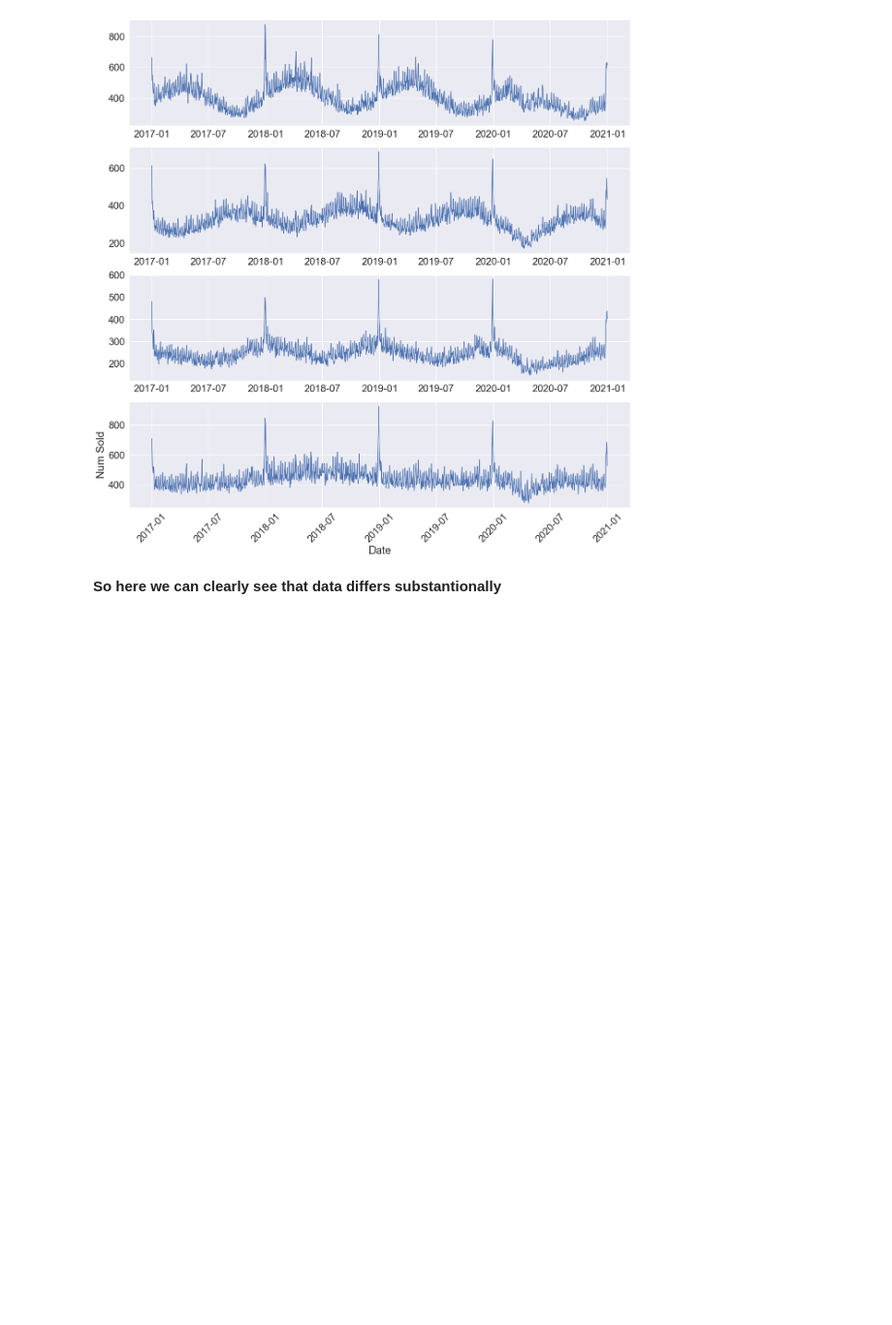
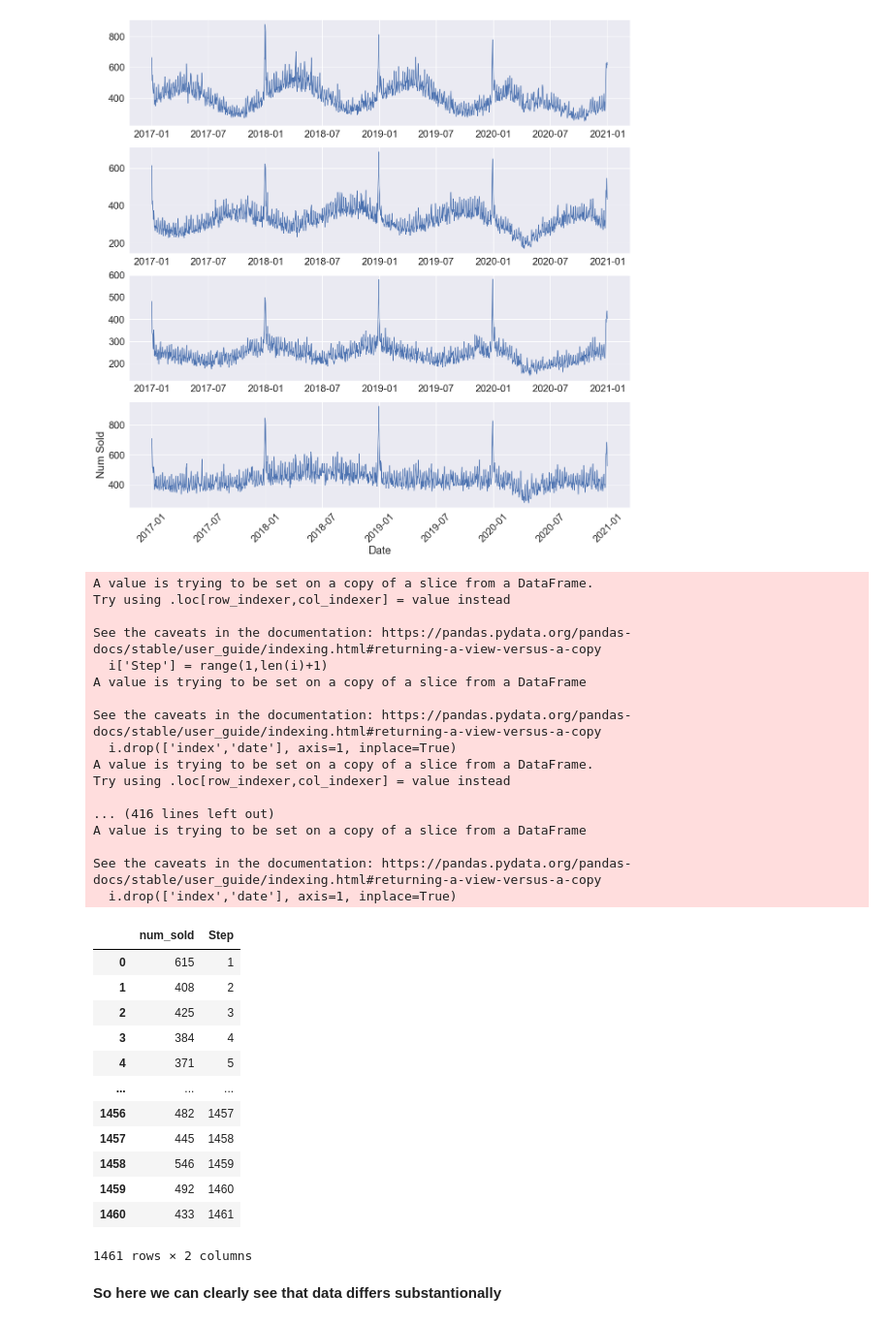
Before and after one commit to Serueja/kaggle-comps, a Jupyter notebook: tabular_playground_series/t_p_s_init.ipynb, the cells around one changed output. Shown at 97% size. Drawn from its saved outputs; the diff is of its cells as text; code cells hidden in the pictures; blank space fills up the shorter version.

```diff
--- a/tabular_playground_series/t_p_s_init.ipynb
+++ b/tabular_playground_series/t_p_s_init.ipynb
@@ -358,6 +359,42 @@ for i in range(4):
     plt.ylabel('Num Sold')
 # %% [output]
 [figure]
+# %%
+for i in X_train:
+    i['Step'] = range(1,len(i)+1)
+    i.reset_index(inplace=True)
+    i.drop(['index','date'], axis=1, inplace=True)
+# %% [output]
+A value is trying to be set on a copy of a slice from a DataFrame.
+Try using .loc[row_indexer,col_indexer] = value instead
+
+See the caveats in the documentation: https://pandas.pydata.org/pandas-docs/stable/user_guide/indexing.html#returning-a-view-versus-a-copy
+  i['Step'] = range(1,len(i)+1)
+A value is trying to be set on a copy of a slice from a DataFrame
+
+See the caveats in the documentation: https://pandas.pydata.org/pandas-docs/stable/user_guide/indexing.html#returning-a-view-versus-a-copy
+  i.drop(['index','date'], axis=1, inplace=True)
+A value is trying to be set on a copy of a slice from a DataFrame.
+Try using .loc[row_indexer,col_indexer] = value instead
+
+... (416 lines left out)
+A value is trying to be set on a copy of a slice from a DataFrame
+
+See the caveats in the documentation: https://pandas.pydata.org/pandas-docs/stable/user_guide/indexing.html#returning-a-view-versus-a-copy
+  i.drop(['index','date'], axis=1, inplace=True)
+|  | num_sold | Step |
+| 0 | 615 | 1 |
+| 1 | 408 | 2 |
+| 2 | 425 | 3 |
+| 3 | 384 | 4 |
+| 4 | 371 | 5 |
+| ... | ... | ... |
+| 1456 | 482 | 1457 |
+| 1457 | 445 | 1458 |
+| 1458 | 546 | 1459 |
+| 1459 | 492 | 1460 |
+| 1460 | 433 | 1461 |
+1461 rows × 2 columns
 # %% [markdown]
 **So here we can clearly see that data differs substantionally**
 # %%
```
Also changed, not shown: parts of 1 cell of this notebook.
